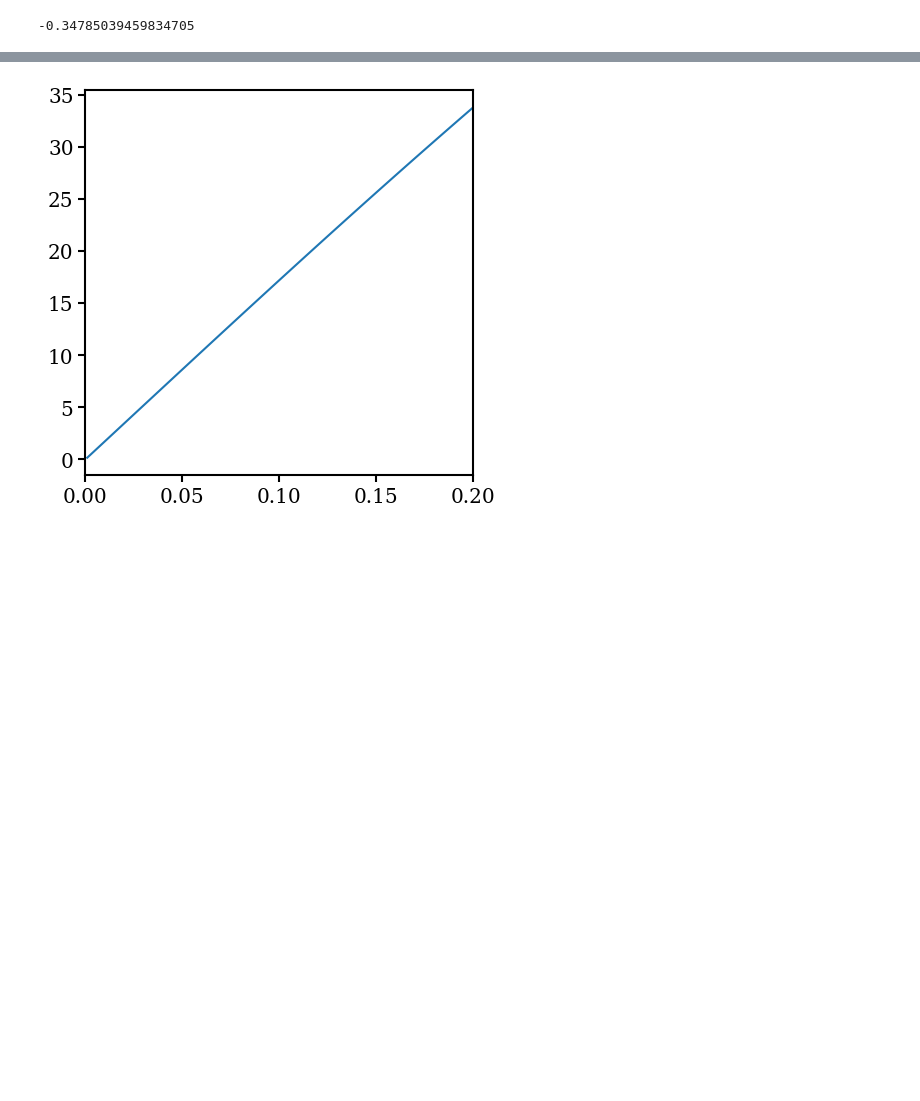
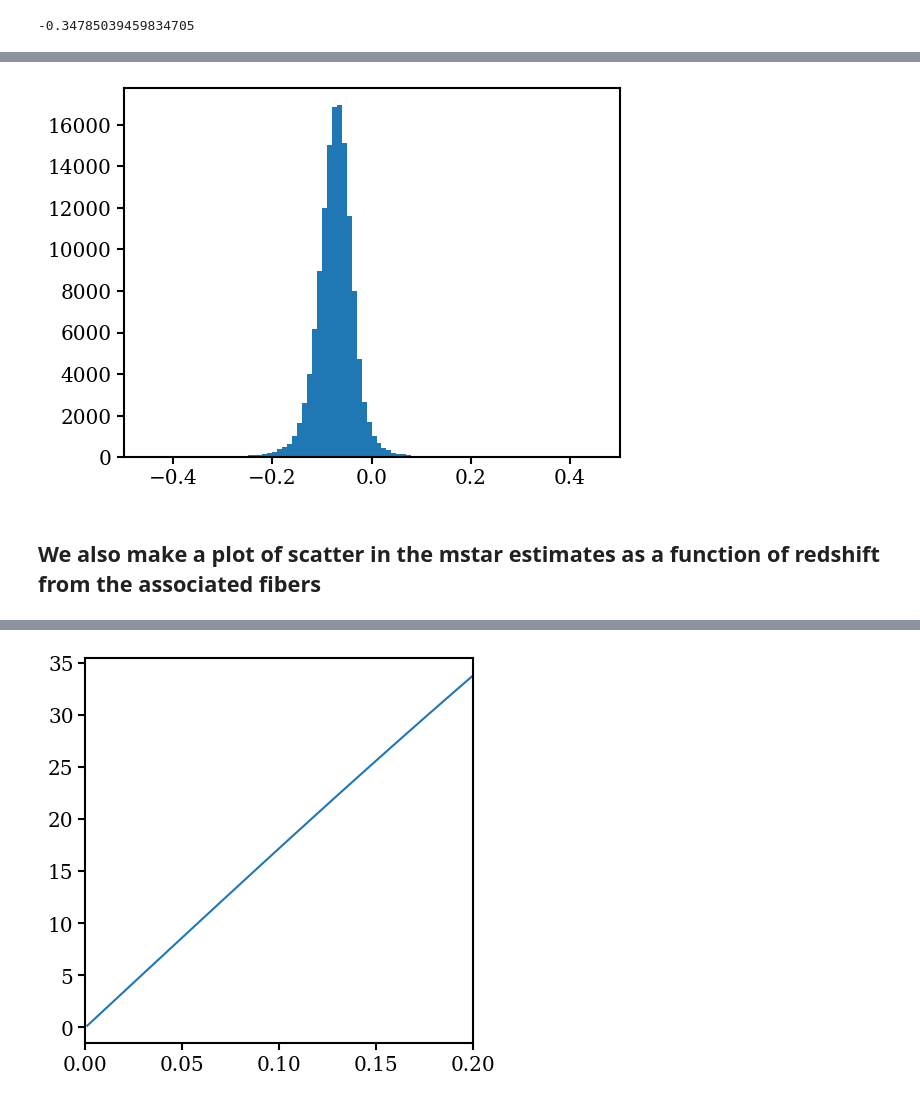
Before and after one commit to virajvman/desi_dwarfs, a Jupyter notebook: notebooks/catalog_paper/stellar_mass_investigate.ipynb, the cells around one changed output, grey strips where cells are left out. Saved outputs shown, nothing was run; the diff lists cells and outputs as text; code cells hidden in the pictures; blank space fills up the shorter version.

```diff
--- a/notebooks/catalog_paper/stellar_mass_investigate.ipynb
+++ b/notebooks/catalog_paper/stellar_mass_investigate.ipynb
@@ -1467,0 +1454,11 @@ plt.show()
+# %%
+## confirm that the cigale stellar mass here are indeed the ones we had in our neb corected cataloga
+
+bgsb_cat = Table.read("/pscratch/sd/v/virajvm/catalog_dr1_dwarfs/iron_bgs_bright_filter_zsucc_zrr02_allfracflux_INT_V2_NEBCORR.fits")
+
+idx, d2d, _ = match_c_to_catalog(c_cat = main, catalog_cat=bgsb_cat)
+
+bgsb_match = bgsb_cat[idx][d2d.arcsec<  1]
+main_match = main[d2d.arcsec<  1]
+
+## THEY DO NOT MATCH!!
@@ -1467,0 +1474,7 @@ plt.show()
+# %%
+
+plt.hist(bgsb_match["LOGM_M24_FIDU_CORR"] - main_match["LOG_MSTAR_M24"],range=(-0.5,0.5),bins=100)
+plt.xlim([-.5,0.5])
+plt.show()
+# %% [output]
+[figure, added]
@@ -1468 +1487,3 @@ plt.show()
+# %% [markdown]
+## We also make a plot of scatter in the mstar estimates as a function of redshift from the associated fibers
 # %%
```
Also changed, not shown: parts of 30 cells of this notebook, 2 other files.
